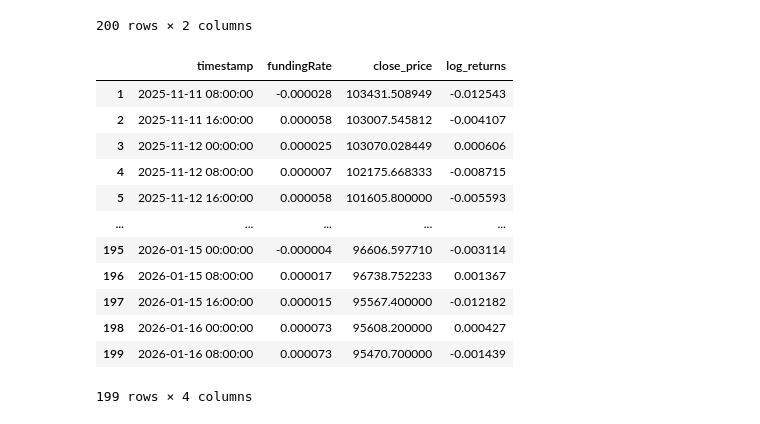
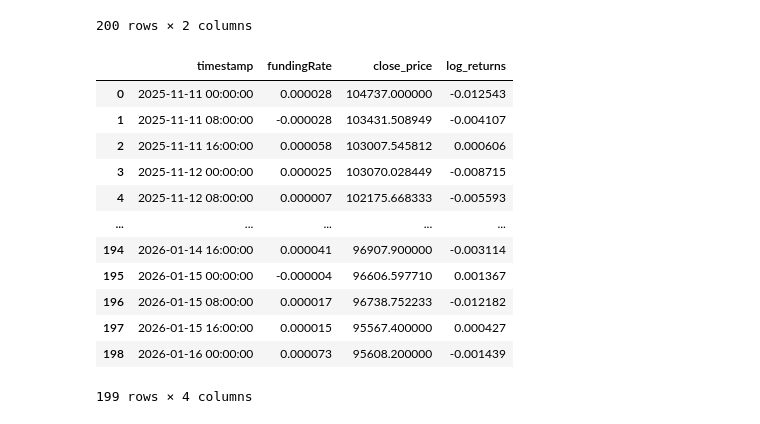
Before and after one commit to aelzoghiby/BTC-Funding-Execution, a Jupyter notebook: notebooks/fetch_data.ipynb, the cells around one changed output. Cells and saved outputs as stored; diff of their text form; code cells hidden in the pictures.

```diff
--- a/notebooks/fetch_data.ipynb
+++ b/notebooks/fetch_data.ipynb
@@ -70,25 +70,26 @@ price_df
 | 199 | 2026-01-16 08:00:00 | 95470.700000 |
 200 rows × 2 columns
 # %%
-# generate final merged and sorted df and calc log_returns
+# generate final merged and sorted df and calc log_returns adding a forward shift
 
 BTCUSDT_df = pd.merge(funding_df,price_df, on = "timestamp", how = "inner").sort_values("timestamp")
-BTCUSDT_df["log_returns"] = np.log(BTCUSDT_df["close_price"] / BTCUSDT_df["close_price"].shift(1))
+BTCUSDT_df["log_returns"] = np.log(BTCUSDT_df["close_price"] / BTCUSDT_df["close_price"].shift(1)
+    ).shift(-1)
 
 BTCUSDT_df = BTCUSDT_df.dropna()
 
 BTCUSDT_df
 # %% [output]
 |  | timestamp | fundingRate | close_price | log_returns |
-| 1 | 2025-11-11 08:00:00 | -0.000028 | 103431.508949 | -0.012543 |
-| 2 | 2025-11-11 16:00:00 | 0.000058 | 103007.545812 | -0.004107 |
-| 3 | 2025-11-12 00:00:00 | 0.000025 | 103070.028449 | 0.000606 |
-| 4 | 2025-11-12 08:00:00 | 0.000007 | 102175.668333 | -0.008715 |
-| 5 | 2025-11-12 16:00:00 | 0.000058 | 101605.800000 | -0.005593 |
+| 0 | 2025-11-11 00:00:00 | 0.000028 | 104737.000000 | -0.012543 |
+| 1 | 2025-11-11 08:00:00 | -0.000028 | 103431.508949 | -0.004107 |
+| 2 | 2025-11-11 16:00:00 | 0.000058 | 103007.545812 | 0.000606 |
+| 3 | 2025-11-12 00:00:00 | 0.000025 | 103070.028449 | -0.008715 |
+| 4 | 2025-11-12 08:00:00 | 0.000007 | 102175.668333 | -0.005593 |
 | ... | ... | ... | ... | ... |
-| 195 | 2026-01-15 00:00:00 | -0.000004 | 96606.597710 | -0.003114 |
-| 196 | 2026-01-15 08:00:00 | 0.000017 | 96738.752233 | 0.001367 |
-| 197 | 2026-01-15 16:00:00 | 0.000015 | 95567.400000 | -0.012182 |
-| 198 | 2026-01-16 00:00:00 | 0.000073 | 95608.200000 | 0.000427 |
-| 199 | 2026-01-16 08:00:00 | 0.000073 | 95470.700000 | -0.001439 |
+| 194 | 2026-01-14 16:00:00 | 0.000041 | 96907.900000 | -0.003114 |
+| 195 | 2026-01-15 00:00:00 | -0.000004 | 96606.597710 | 0.001367 |
+| 196 | 2026-01-15 08:00:00 | 0.000017 | 96738.752233 | -0.012182 |
+| 197 | 2026-01-15 16:00:00 | 0.000015 | 95567.400000 | 0.000427 |
+| 198 | 2026-01-16 00:00:00 | 0.000073 | 95608.200000 | -0.001439 |
 199 rows × 4 columns
```
Also changed, not shown: parts of 3 cells of this notebook.
